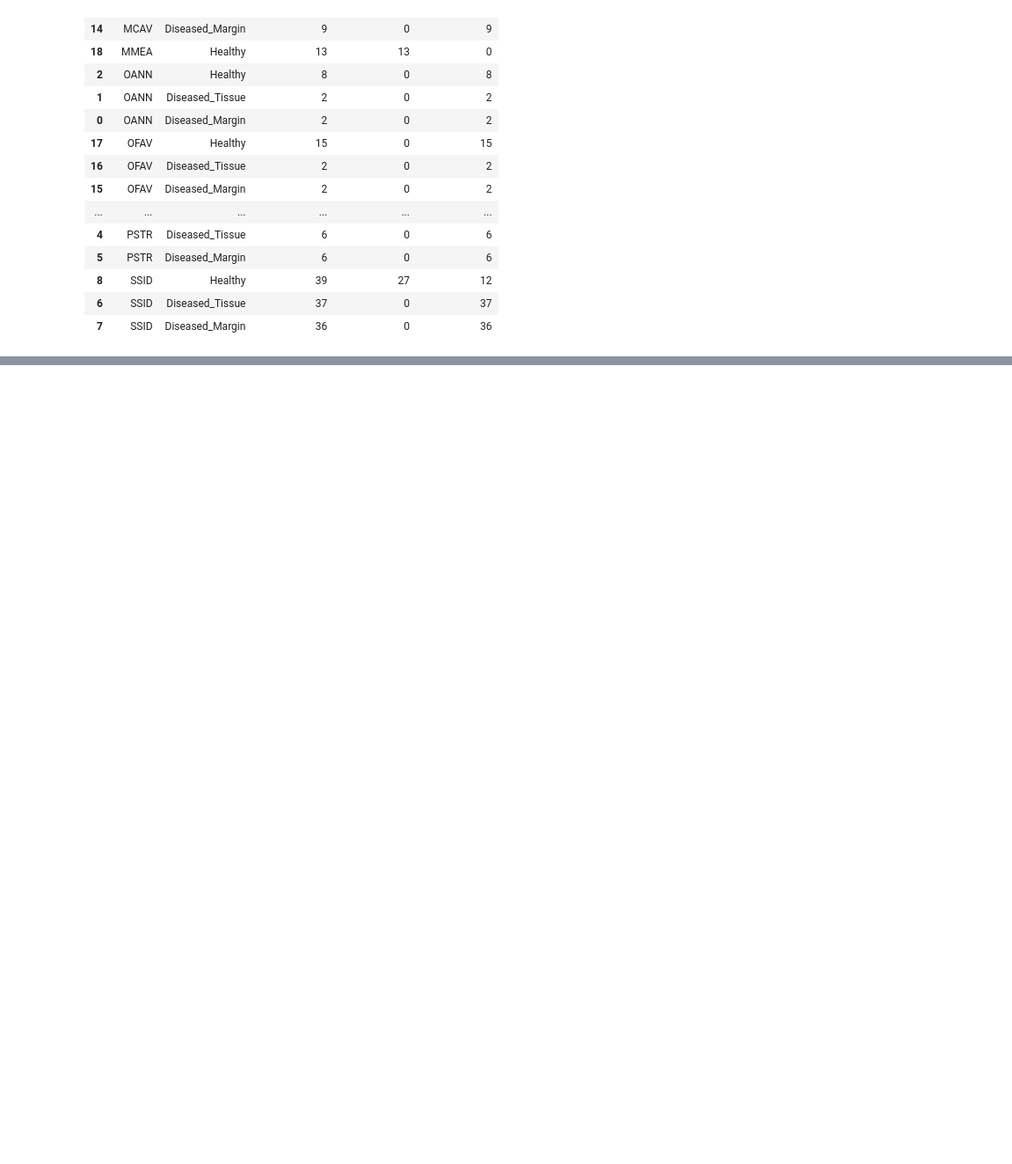
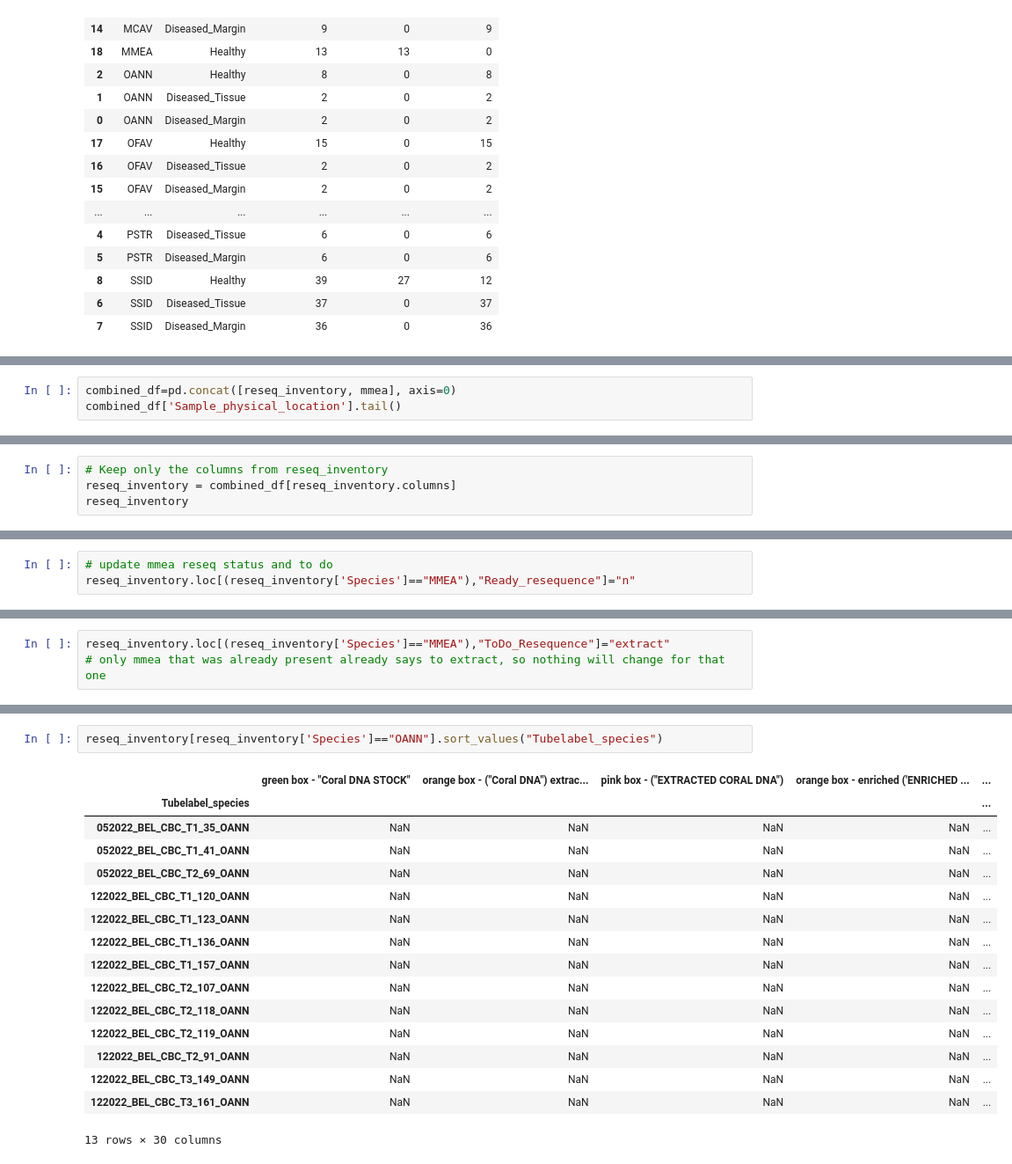
Before and after one commit to brookewicz/LabNotebook, a Jupyter notebook: 2019_2022_resequencing/SummaryStats.ipynb, the cells around one changed output, grey strips where cells are left out. Shown: that part at 88% size. Cells and saved outputs as stored; diff of their text form; blank space fills up the shorter version.

```diff
--- a/2019_2022_resequencing/SummaryStats.ipynb
+++ b/2019_2022_resequencing/SummaryStats.ipynb
@@ -196,0 +268,3 @@ summary_df
+# %%
+combined_df=pd.concat([reseq_inventory, mmea], axis=0)
+combined_df['Sample_physical_location'].tail()
@@ -196,0 +279,4 @@ summary_df
+# %%
+# Keep only the columns from reseq_inventory
+reseq_inventory = combined_df[reseq_inventory.columns]
+reseq_inventory
@@ -196,0 +298,3 @@ summary_df
+# %%
+# update mmea reseq status and to do
+reseq_inventory.loc[(reseq_inventory['Species']=="MMEA"),"Ready_resequence"]="n"
@@ -196,0 +319,3 @@ summary_df
+# %%
+reseq_inventory.loc[(reseq_inventory['Species']=="MMEA"),"ToDo_Resequence"]="extract"
+# only mmea that was already present already says to extract, so nothing will change for that one
@@ -196,0 +342,19 @@ summary_df
+# %%
+reseq_inventory[reseq_inventory['Species']=="OANN"].sort_values("Tubelabel_species")
+# %% [output]
+|  | green box - "Coral DNA STOCK" | orange box - ("Coral DNA") extrac... | pink box - ("EXTRACTED CORAL DNA") | orange box - enriched ('ENRICHED ... | ... |
+| Tubelabel_species |  |  |  |  | ... |
+| 052022_BEL_CBC_T1_35_OANN | NaN | NaN | NaN | NaN | ... |
+| 052022_BEL_CBC_T1_41_OANN | NaN | NaN | NaN | NaN | ... |
+| 052022_BEL_CBC_T2_69_OANN | NaN | NaN | NaN | NaN | ... |
+| 122022_BEL_CBC_T1_120_OANN | NaN | NaN | NaN | NaN | ... |
+| 122022_BEL_CBC_T1_123_OANN | NaN | NaN | NaN | NaN | ... |
+| 122022_BEL_CBC_T1_136_OANN | NaN | NaN | NaN | NaN | ... |
+| 122022_BEL_CBC_T1_157_OANN | NaN | NaN | NaN | NaN | ... |
+| 122022_BEL_CBC_T2_107_OANN | NaN | NaN | NaN | NaN | ... |
+| 122022_BEL_CBC_T2_118_OANN | NaN | NaN | NaN | NaN | ... |
+| 122022_BEL_CBC_T2_119_OANN | NaN | NaN | NaN | NaN | ... |
+| 122022_BEL_CBC_T2_91_OANN | NaN | NaN | NaN | NaN | ... |
+| 122022_BEL_CBC_T3_149_OANN | NaN | NaN | NaN | NaN | ... |
+| 122022_BEL_CBC_T3_161_OANN | NaN | NaN | NaN | NaN | ... |
+13 rows × 30 columns
```
Also changed, not shown: parts of 32 cells of this notebook, 1 other file.
